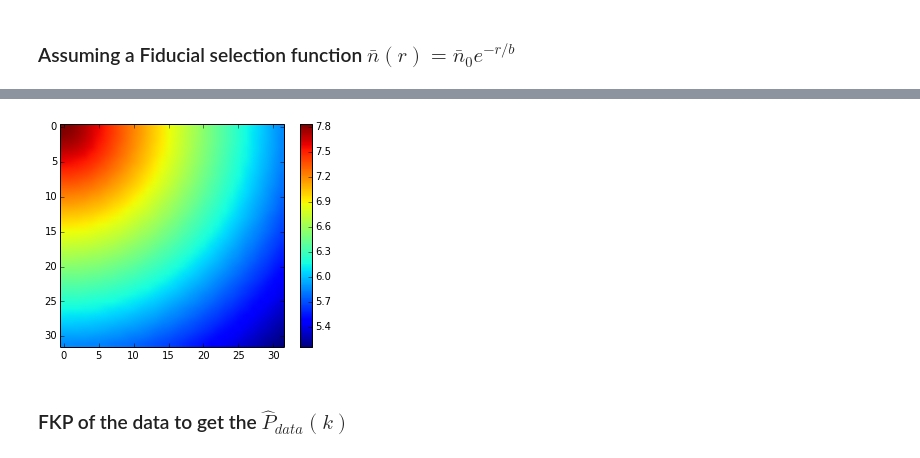
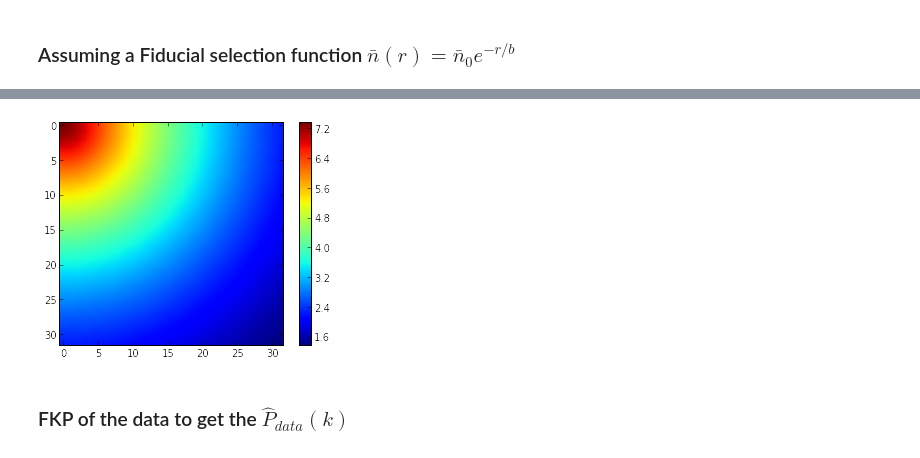
Before and after one commit to arthurmloureiro/MCMaps, a Jupyter notebook: MCMaps.ipynb, the cells around one changed output, grey strips where cells are left out. Saved outputs shown, nothing was run; the diff lists cells and outputs as text; code cells hidden in the pictures.

```diff
--- a/MCMaps.ipynb
+++ b/MCMaps.ipynb
@@ -22,3 +21,0 @@ import uuid
-# %%
-map_file, cell_size, n_x, n_y, n_z, num_realiz, bias, num_bins, n_bar, realiz_type = np.loadtxt('input.dat', dtype=str)
-cell_size = float(cell_size); n_x=int(n_x); n_y=int(n_y); n_z=int(n_z); num_realiz=int(num_realiz); bias=float(bias) ; num_bins=int(num_bins); realiz_type = int(realiz_type); n_bar = float(n_bar);
@@ -88,7 +86,7 @@ pl.show()
 %%time
 def n_bar_func(gridr,a_,b_):
     return a_*np.exp(-b_*gridr)
-n_bar_matrix_fid = n_bar_func(grid.grid_r, n_bar,0.01)
+n_bar_matrix_fid = n_bar_func(grid.grid_r, 8.0,0.04)
 pl.imshow(n_bar_matrix_fid[2])
 pl.colorbar()
 # %% [output]
@@ -97,3 +95,3 @@ Wall time: 71.5 ms
-[figure, old version]
+[figure, new version]
 # %% [markdown]
 ### FKP of the data to get the $\hat{P}_{data}(k)$
```
Also changed, not shown: parts of 33 cells of this notebook, 3 other files.
